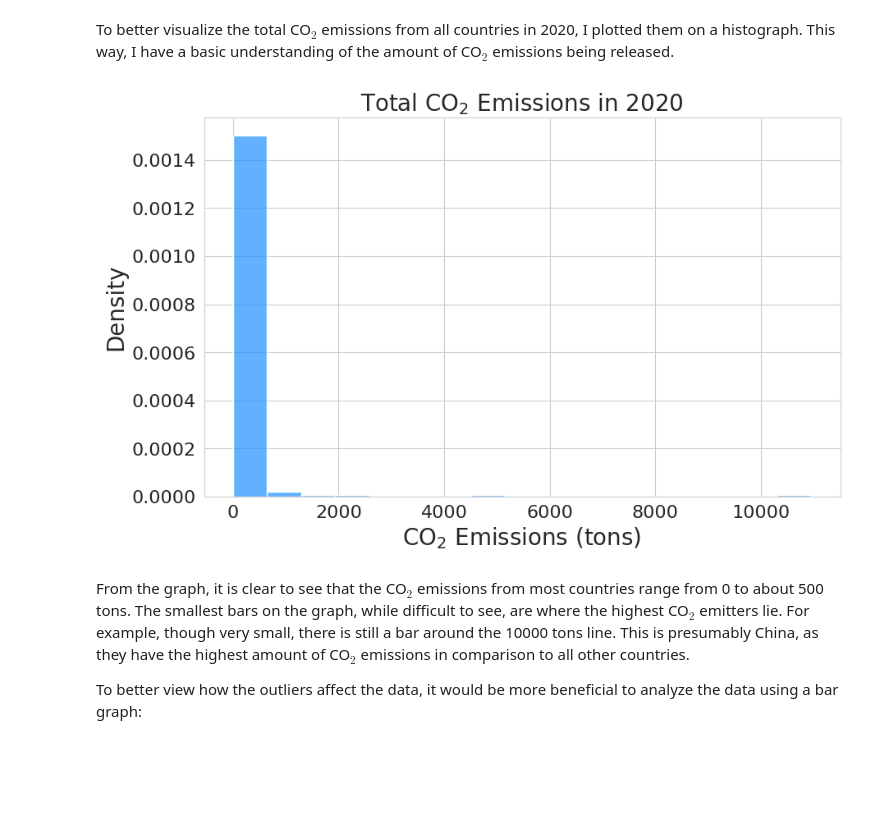
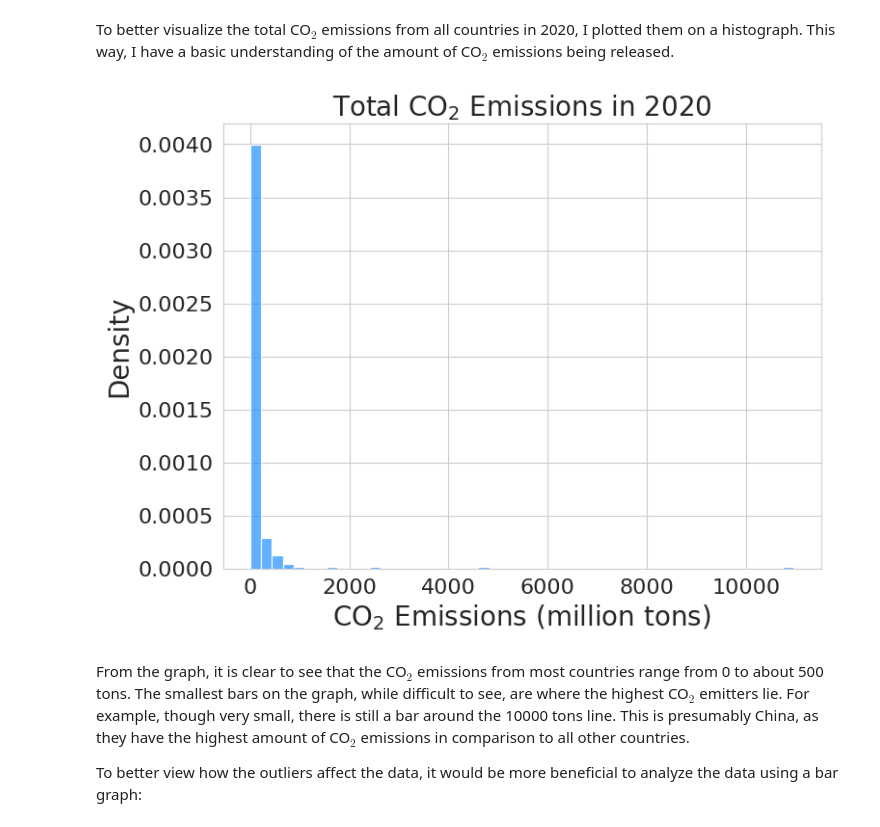
Before and after one commit to KianaLaBella/co2emissions, a Jupyter notebook: Kiana LaBella MATH 2315 Lab 1.ipynb, the cells around one changed output. Cells and saved outputs as stored; diff of their text form; code cells hidden in the pictures; blank space fills up the shorter version.

```diff
--- a/Kiana LaBella MATH 2315 Lab 1.ipynb
+++ b/Kiana LaBella MATH 2315 Lab 1.ipynb
@@ -134,17 +139,17 @@ emitters[emitters['year'] == 2020].sort_values(by = 'co2', ascending = False).he
 To better visualize the total CO$_2$ emissions from all countries in 2020, I plotted them on a histograph. This way, I have a basic understanding of the amount of CO$_2$ emissions being released.
 # %%
 #Histograph Plot
-plt.figure(figsize = (10,6))
+plt.figure(figsize = (8,6))
 
-sns.histplot(data = emitters[emitters['year'] == 2020], x = 'co2', bins = 17, color = 'dodgerblue', alpha = 0.7, stat = 'density')
+sns.histplot(data = emitters[emitters['year'] == 2020], x = 'co2', bins = 50, color = 'dodgerblue', alpha = 0.7, stat = 'density')
 
 plt.ylabel('Density',fontsize = 20)
-plt.xlabel('CO$_2$ Emissions (tons)',fontsize = 20)
+plt.xlabel('CO$_2$ Emissions (million tons)',fontsize = 20)
 plt.title('Total CO$_2$ Emissions in 2020', fontsize = 20)
 
 plt.tick_params(labelsize = 16);
 # %% [output]
-[figure, old version]
+[figure, new version]
 # %% [markdown]
 From the graph, it is clear to see that the CO$_2$ emissions from most countries range from 0 to about 500 tons. The smallest bars on the graph, while difficult to see, are where the highest CO$_2$ emitters lie. For example, though very small, there is still a bar around the 10000 tons line. This is presumably China, as they have the highest amount of CO$_2$ emissions in comparison to all other countries.
 
```
Also changed, not shown: parts of 3 cells of this notebook.
